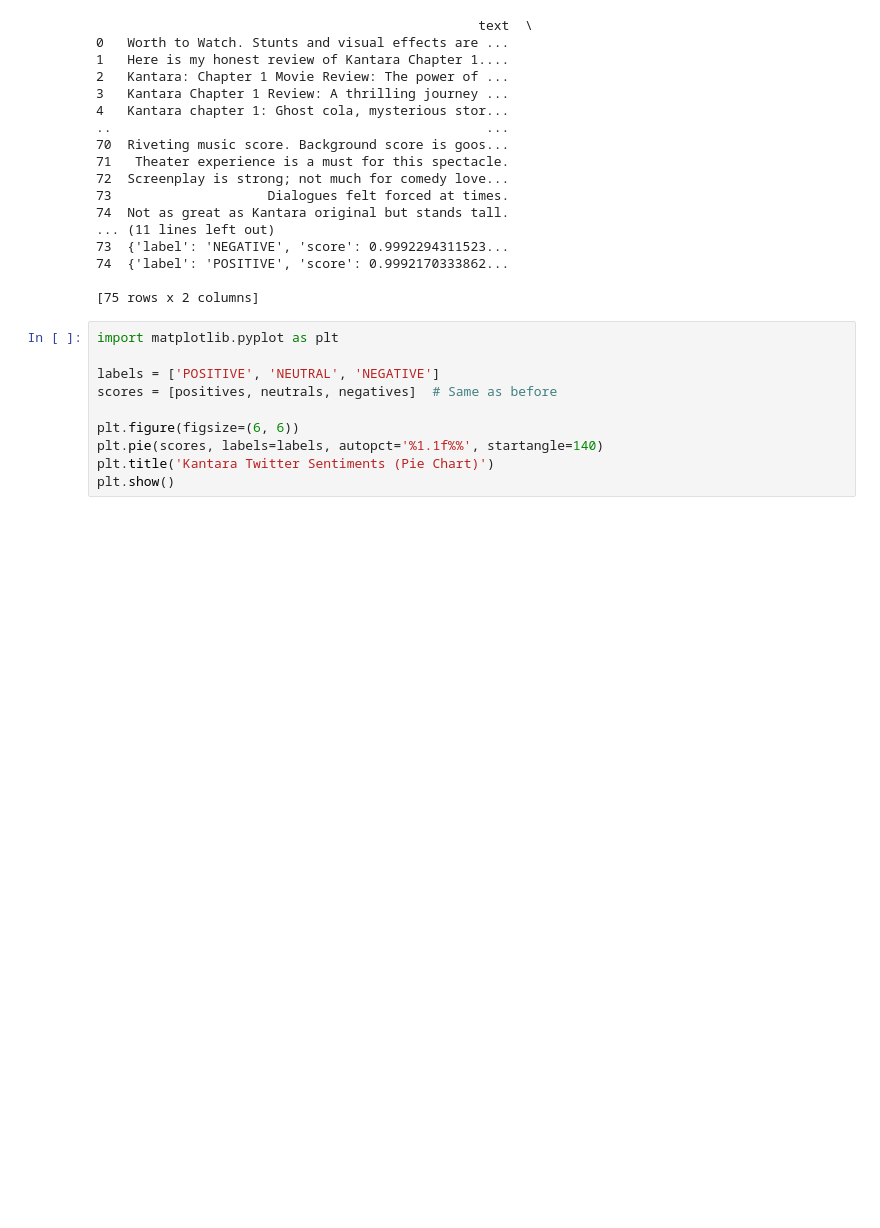
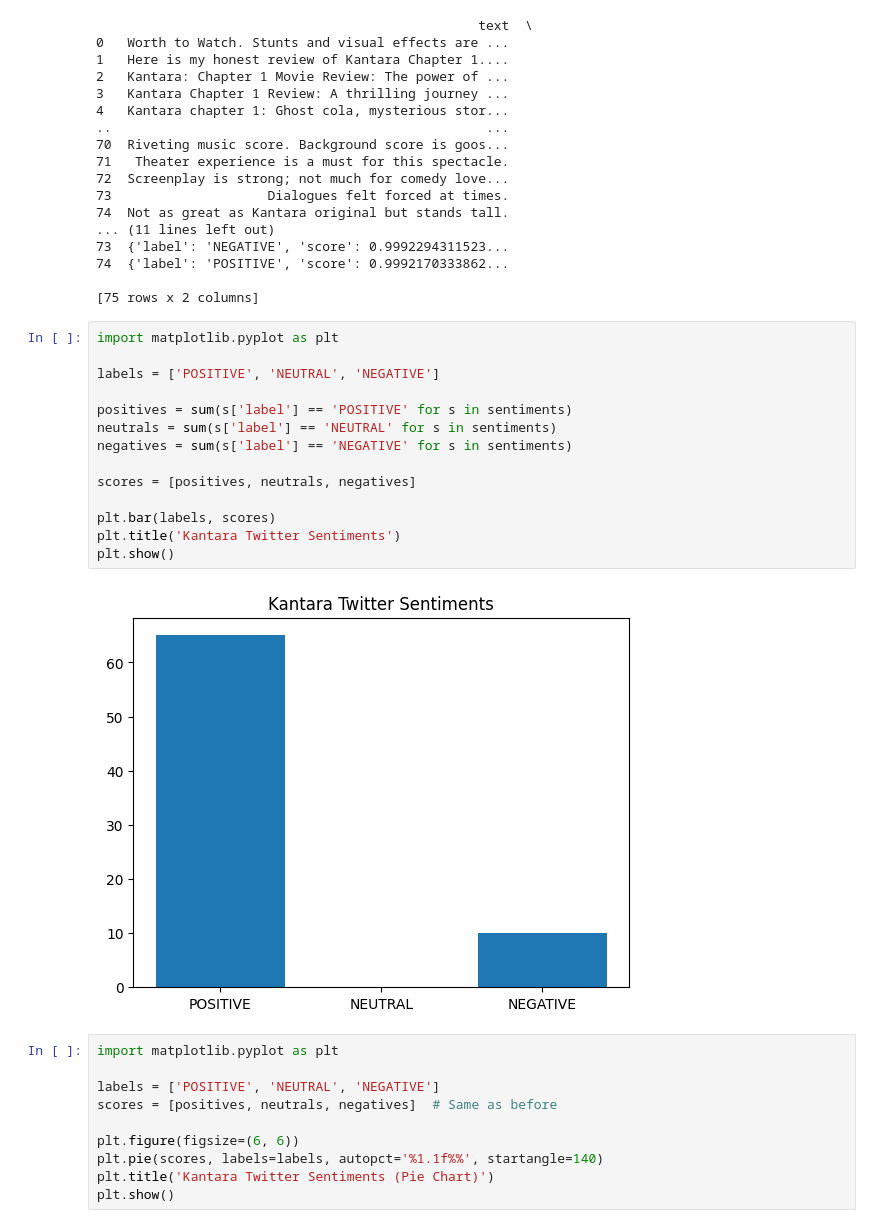
Before and after one commit to sridharkesavan/DataAnalysis, a Jupyter notebook: SentiAnalysisKantara.ipynb, the cells around one changed output. Saved outputs shown, nothing was run; the diff lists cells and outputs as text; blank space fills up the shorter version.

Commit message:
plots
Sentiment analysis on Kantara Reviews from X

```diff
--- a/SentiAnalysisKantara.ipynb
+++ b/SentiAnalysisKantara.ipynb
@@ -160,6 +171,22 @@ df.to_excel('Kantara_sentiments.xlsx')
 74  {'label': 'POSITIVE', 'score': 0.9992170333862...
 
 [75 rows x 2 columns]
+# %%
+import matplotlib.pyplot as plt
+
+labels = ['POSITIVE', 'NEUTRAL', 'NEGATIVE']
+
+positives = sum(s['label'] == 'POSITIVE' for s in sentiments)
+neutrals = sum(s['label'] == 'NEUTRAL' for s in sentiments)
+negatives = sum(s['label'] == 'NEGATIVE' for s in sentiments)
+
+scores = [positives, neutrals, negatives]
+
+plt.bar(labels, scores)
+plt.title('Kantara Twitter Sentiments')
+plt.show()
+# %% [output]
+[figure, added]
 # %%
 import matplotlib.pyplot as plt
 
```
Also changed, not shown: parts of 6 cells of this notebook.
